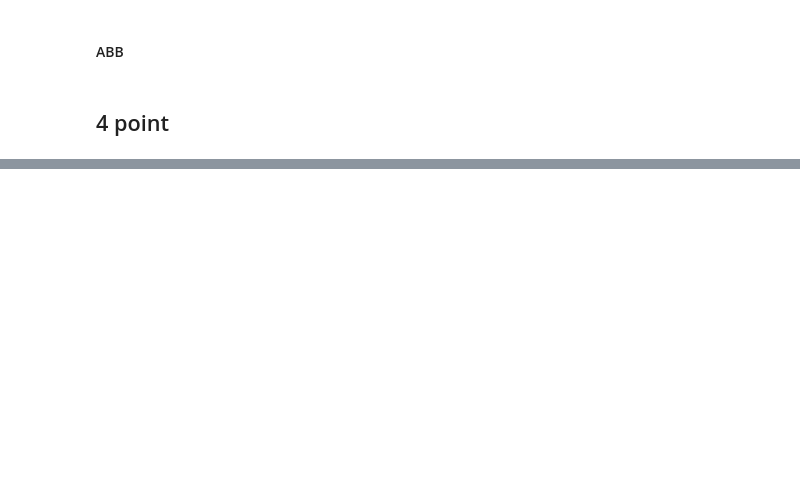
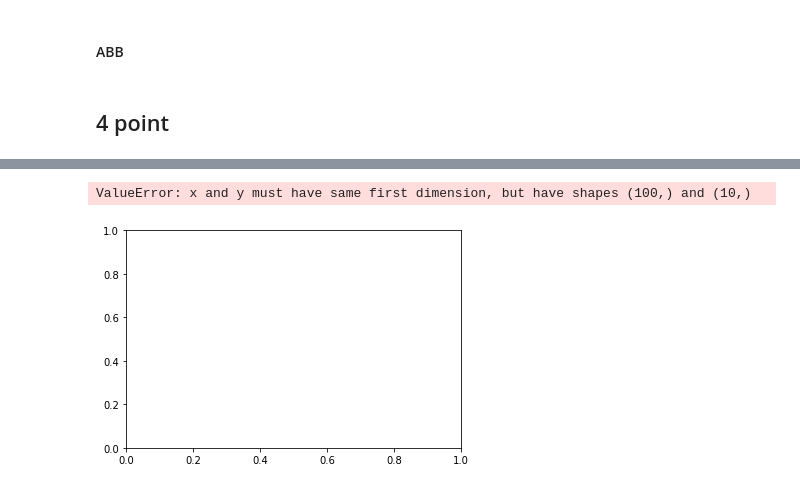
Before and after one commit to qmacAstanford/MultiPointCalculation, a Jupyter notebook: TestMultiPoint.ipynb, the cells around one changed output, grey strips where cells are left out. Saved outputs shown, nothing was run; the diff lists cells and outputs as text; code cells hidden in the pictures; blank space fills up the shorter version.

```diff
--- a/TestMultiPoint.ipynb
+++ b/TestMultiPoint.ipynb
@@ -255,13 +208,13 @@ for ii in range(0,nkpts):
     props3.append( propagator.propagator(name,1.0*K[ii],mu3,nlam=nlam) )
 # %%
 N=[0.001,0.01,0.1,1.0,10,100,1000, 10000]
-fa=1.0
+fa=0.5
+lam0_1=0
 lam_1=0
-lam0_1=0
+lam0_2=0
 lam_2=0
-lam0_2=0
+lam0_3=0
 lam_3=0
-lam0_3=0
 # %%
 frs=np.zeros((nkpts,len(N)),dtype=type(1+1j))
 for ii in range(0,nkpts):
@@ -312,0 +264,20 @@ plt.show()
+# %%
+rsum=np.zeros((nkpts,len(N)),dtype=type(1+1j))
+for ii in range(0,nkpts):
+    for nn in range(0,len(N)):
+        rsum[ii,nn]=mp.IAAABresum(N[nn],fa,\
+                                 lam0_1,lam_1,\
+                                 lam0_2,lam_2,\
+                                 lam0_3,lam_3,\
+                                 props1[ii],props2[ii],props3[ii])
+# %%
+nkpts = 10
+exl=np.zeros((nkpts,len(N)),dtype=type(1+1j))
+for ii in range(0,nkpts):
+    print(ii)
+    for nn in range(0,len(N)):
+        exl[ii,nn]=mp.IAAABexplicit(N[nn],fa,\
+                                 lam0_1,lam_1,\
+                                 lam0_2,lam_2,\
+                                 lam0_3,lam_3,\
+                                 props1[ii],props2[ii],props3[ii])
@@ -313,19 +297,18 @@ plt.show()
 # %%
 fig, ax = plt.subplots()
 for ii in range(0,len(N)):
     col=float(ii)/len(N)
-    ax.loglog(K.real,abs(frs[:,ii].real),'-',\
-                color=[col, 0.0, 1-col],label='IAAAA '+str(N[ii]))
-    ax.loglog(K.real,abs(rsum[:,ii].real),':',\
+#     ax.plot(K.real*N[ii],(rsum[:,ii].real)*N[ii]**-4,'+',\
+#                 color=[col, 0.0, 1-col],label='resum '+str(N[ii]))
+    ax.plot(K.real*N[ii],(exl[:,ii].real)*N[ii]**-4,'+',\
                 color=[col, 0.0, 1-col],label='resum '+str(N[ii]))
 ax.legend(bbox_to_anchor=(1.05,1),loc=2)
-#ax.legend(bbox_to_anchor=(1.05,1))
-plotlog(2e3,1e-4,-1)
-plotlog(2e3,1e-5,-2)
-plotlog(2e3,1e-6,-3)
 plotlog(2e3,1e-7,-4)
-ax.set_xlabel('K')
+ax.set_xlabel('K*N')
 ax.set_ylabel('I/(N^4)')
 ax.set_title('Methode Compairison')
-#ax.set_ylim([10**-18,10**15])
+ax.set_ylim([0,1])
 plt.show()
+# %% [output]
+ValueError: x and y must have same first dimension, but have shapes (100,) and (10,)
+[figure, added]
```
Also changed, not shown: parts of 21 cells of this notebook, 6 other files.
